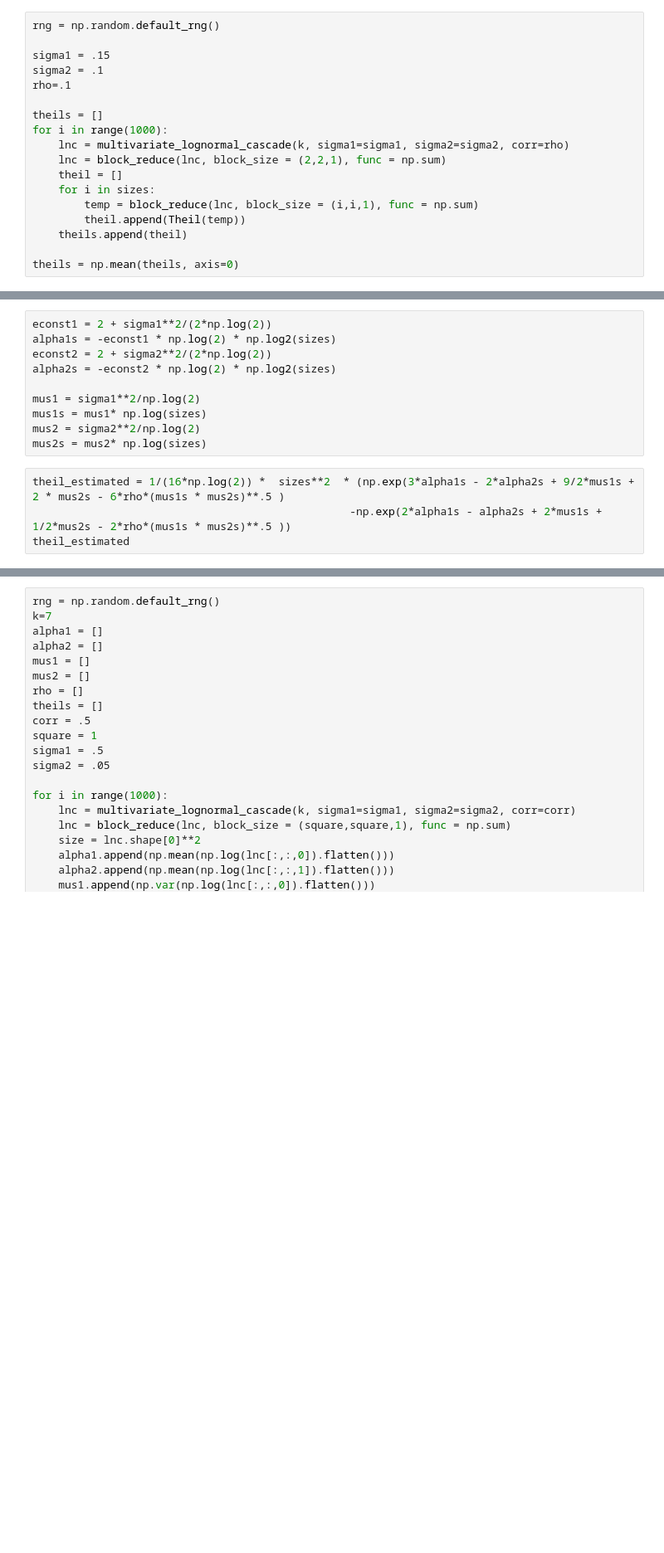
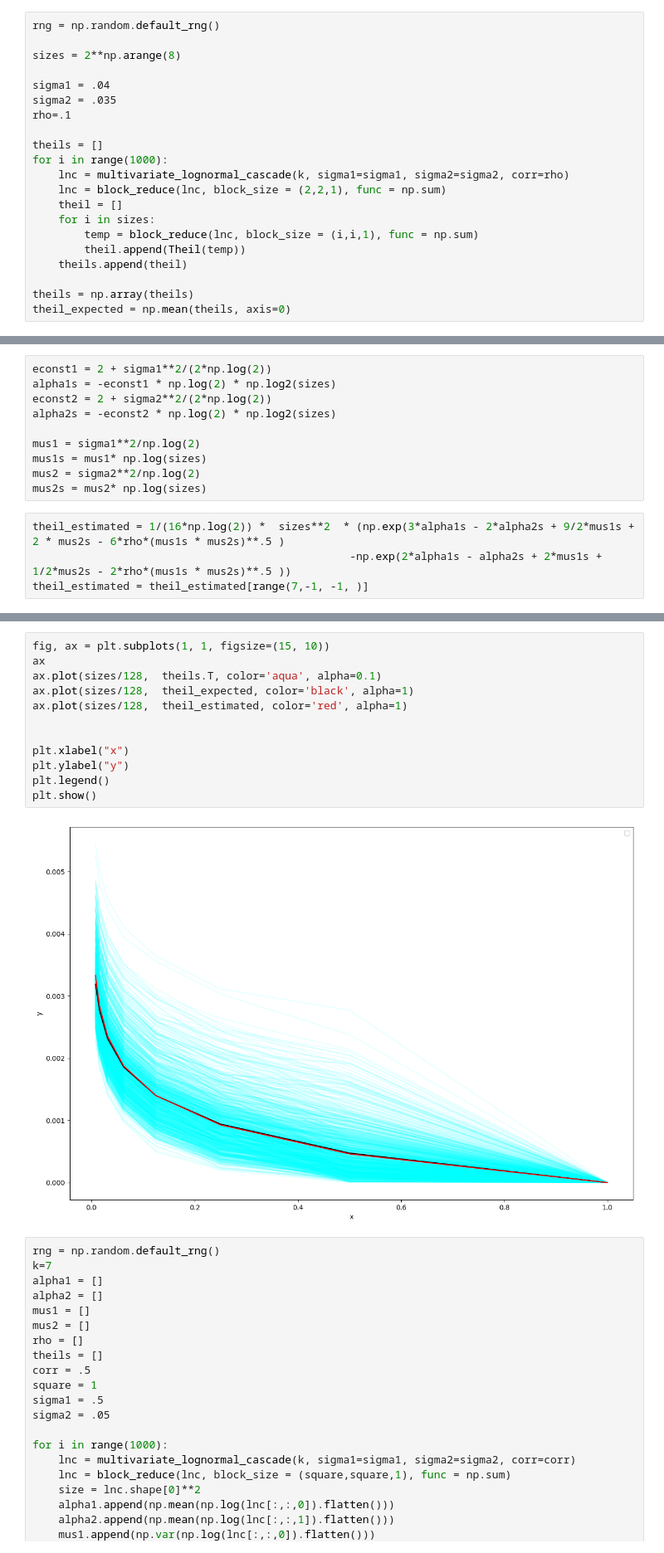
Before and after one commit to fsemecurbe/MMTMSS, a Jupyter notebook: MMTMSS_article.ipynb, the cells around one changed output, grey strips where cells are left out. Shown at 83% size. Cells and saved outputs as stored; diff of their text form; blank space fills up the shorter version.

```diff
--- a/MMTMSS_article.ipynb
+++ b/MMTMSS_article.ipynb
@@ -111,8 +111,10 @@ Comparaison estimation et DL
 # %%
 rng = np.random.default_rng()
 
-sigma1 = .15
-sigma2 = .1
+sizes = 2**np.arange(8)
+
+sigma1 = .04
+sigma2 = .035
 rho=.1
 
 theils = []
@@ -125,4 +127,5 @@ for i in range(1000):
         theil.append(Theil(temp))
     theils.append(theil)
 
-theils = np.mean(theils, axis=0)
+theils = np.array(theils)
+theil_expected = np.mean(theils, axis=0)
@@ -144,4 +142,4 @@ mus2s = mus2* np.log(sizes)
 # %%
 theil_estimated = 1/(16*np.log(2)) *  sizes**2  * (np.exp(3*alpha1s - 2*alpha2s + 9/2*mus1s + 2 * mus2s - 6*rho*(mus1s * mus2s)**.5 )
                                                  -np.exp(2*alpha1s - alpha2s + 2*mus1s + 1/2*mus2s - 2*rho*(mus1s * mus2s)**.5 ))
-theil_estimated
+theil_estimated = theil_estimated[range(7,-1, -1, )]
@@ -156,3 +146,17 @@ array([-0.        , -1.39754436, -2.79508872, -4.19263308, -5.59017744,
+# %%
+fig, ax = plt.subplots(1, 1, figsize=(15, 10))
+ax
+ax.plot(sizes/128,  theils.T, color='aqua', alpha=0.1)
+ax.plot(sizes/128,  theil_expected, color='black', alpha=1)
+ax.plot(sizes/128,  theil_estimated, color='red', alpha=1)
+
+
+plt.xlabel("x")
+plt.ylabel("y")
+plt.legend()
+plt.show()
+# %% [output]
+[figure, added]
 # %%
 rng = np.random.default_rng()
 k=7
```
Also changed, not shown: parts of 3 cells of this notebook.
